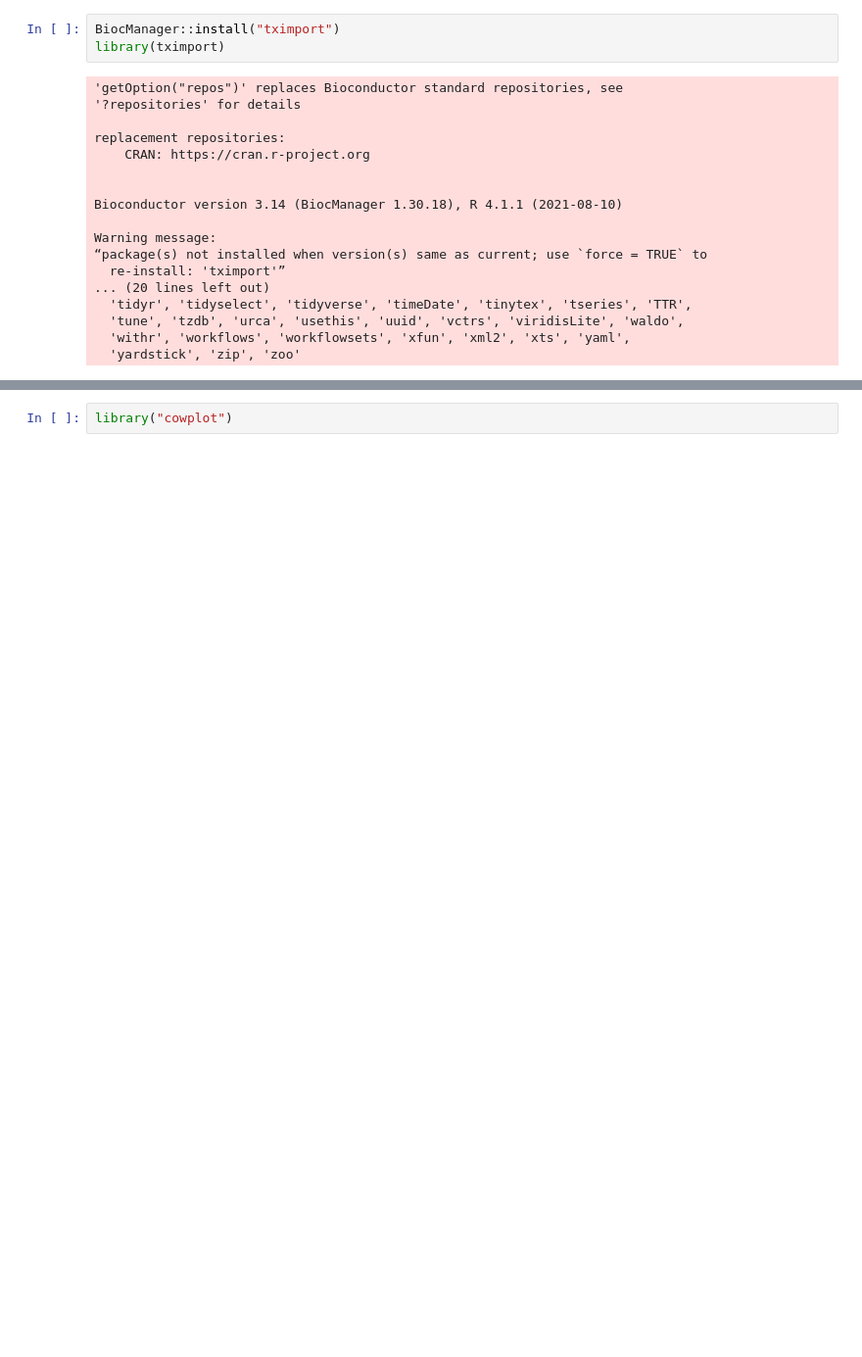
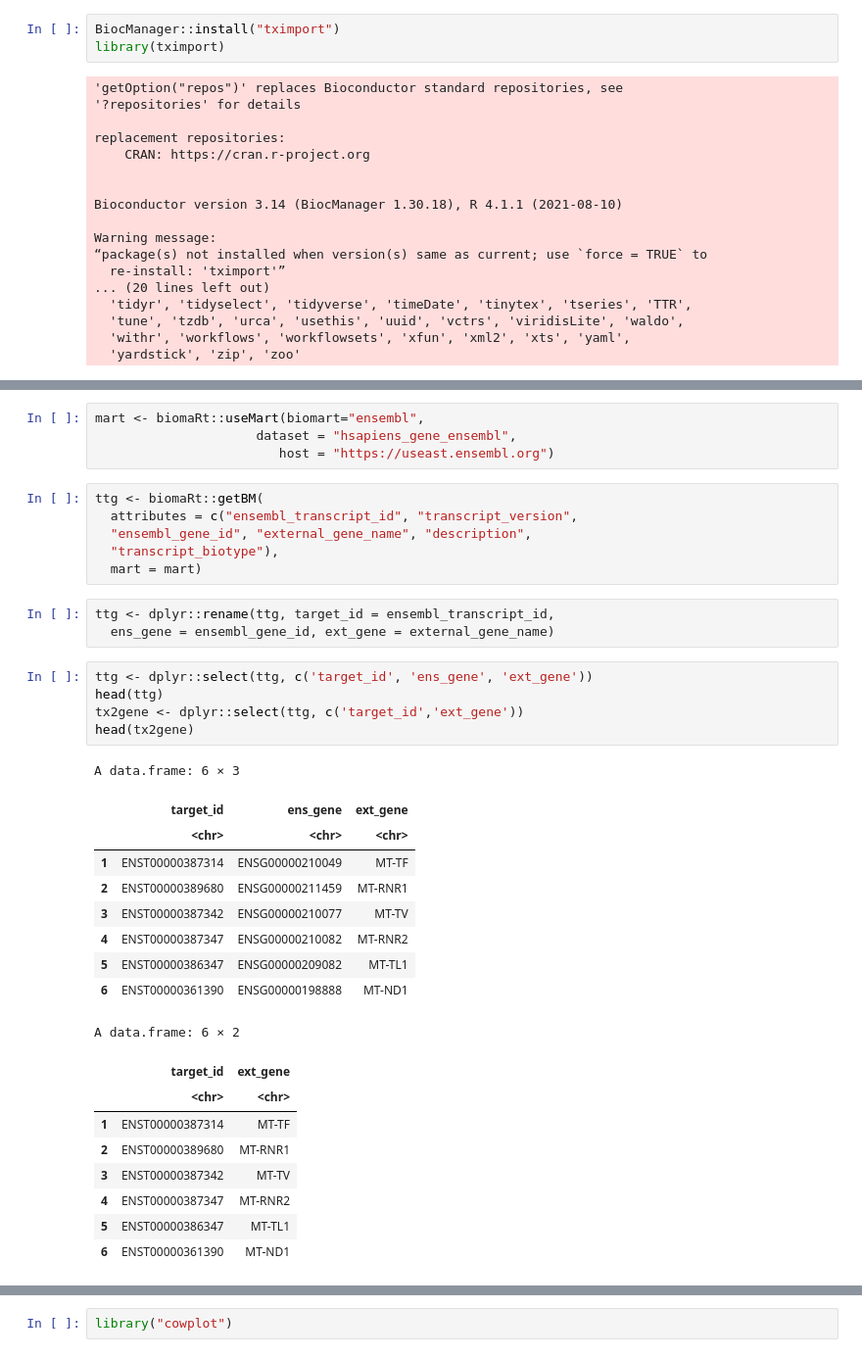
Before and after one commit to adeslatt/pediatric-DS-AML-TAM-Analysis, a Jupyter notebook: notebooks/DESeq2AnalysisTAMvsAML.ipynb, the cells around one changed output, grey strips where cells are left out. Shown: that part at 98% size. Cells and saved outputs as stored; diff of their text form; blank space fills up the shorter version.

```diff
--- a/notebooks/DESeq2AnalysisTAMvsAML.ipynb
+++ b/notebooks/DESeq2AnalysisTAMvsAML.ipynb
@@ -89,0 +96,37 @@ Description:
+# %%
+mart <- biomaRt::useMart(biomart="ensembl",
+                     dataset = "hsapiens_gene_ensembl",
+                        host = "https://useast.ensembl.org")
+# %%
+ttg <- biomaRt::getBM(
+  attributes = c("ensembl_transcript_id", "transcript_version",
+  "ensembl_gene_id", "external_gene_name", "description",
+  "transcript_biotype"),
+  mart = mart)
+# %%
+ttg <- dplyr::rename(ttg, target_id = ensembl_transcript_id,
+  ens_gene = ensembl_gene_id, ext_gene = external_gene_name)
+# %%
+ttg <- dplyr::select(ttg, c('target_id', 'ens_gene', 'ext_gene'))
+head(ttg)
+tx2gene <- dplyr::select(ttg, c('target_id','ext_gene'))
+head(tx2gene)
+# %% [output]
+A data.frame: 6 × 3
+|  | target_id | ens_gene | ext_gene |
+|  | <chr> | <chr> | <chr> |
+| 1 | ENST00000387314 | ENSG00000210049 | MT-TF |
+| 2 | ENST00000389680 | ENSG00000211459 | MT-RNR1 |
+| 3 | ENST00000387342 | ENSG00000210077 | MT-TV |
+| 4 | ENST00000387347 | ENSG00000210082 | MT-RNR2 |
+| 5 | ENST00000386347 | ENSG00000209082 | MT-TL1 |
+| 6 | ENST00000361390 | ENSG00000198888 | MT-ND1 |
+A data.frame: 6 × 2
+|  | target_id | ext_gene |
+|  | <chr> | <chr> |
+| 1 | ENST00000387314 | MT-TF |
+| 2 | ENST00000389680 | MT-RNR1 |
+| 3 | ENST00000387342 | MT-TV |
+| 4 | ENST00000387347 | MT-RNR2 |
+| 5 | ENST00000386347 | MT-TL1 |
+| 6 | ENST00000361390 | MT-ND1 |
```
Also changed, not shown: parts of 29 cells of this notebook.
